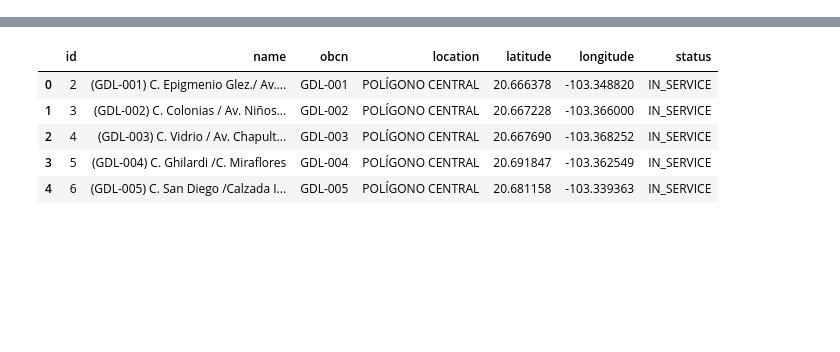
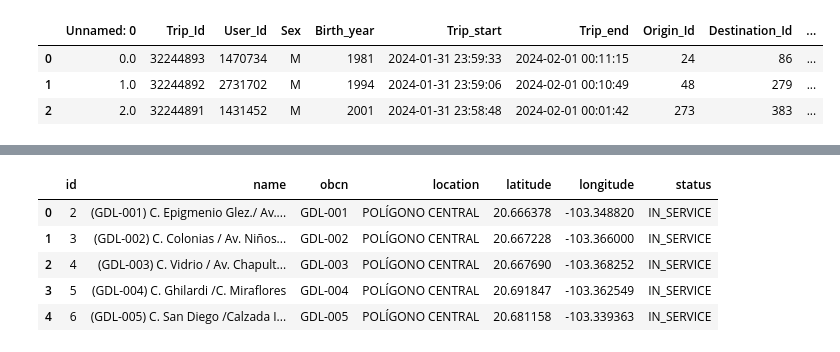
Before and after one commit to latostadorano/mibici_analysis_2014_2025, a Jupyter notebook: notebooks/exploring_data.ipynb, the cells around one changed output, grey strips where cells are left out. Drawn from its saved outputs; the diff is of its cells as text; code cells hidden in the pictures; blank space fills up the shorter version.

```diff
--- a/notebooks/exploring_data.ipynb
+++ b/notebooks/exploring_data.ipynb
@@ -60,0 +192,7 @@ df_paseos[['Birth_year', 'Age']].describe()
+# %%
+df_full.head(3)
+# %% [output]
+|  | Unnamed: 0 | Trip_Id | User_Id | Sex | Birth_year | Trip_start | Trip_end | Origin_Id | Destination_Id | ... |
+| 0 | 0.0 | 32244893 | 1470734 | M | 1981 | 2024-01-31 23:59:33 | 2024-02-01 00:11:15 | 24 | 86 | ... |
+| 1 | 1.0 | 32244892 | 2731702 | M | 1994 | 2024-01-31 23:59:06 | 2024-02-01 00:10:49 | 48 | 279 | ... |
+| 2 | 2.0 | 32244891 | 1431452 | M | 2001 | 2024-01-31 23:58:48 | 2024-02-01 00:01:42 | 273 | 383 | ... |
```
Also changed, not shown: parts of 37 cells of this notebook, 1 other file.
